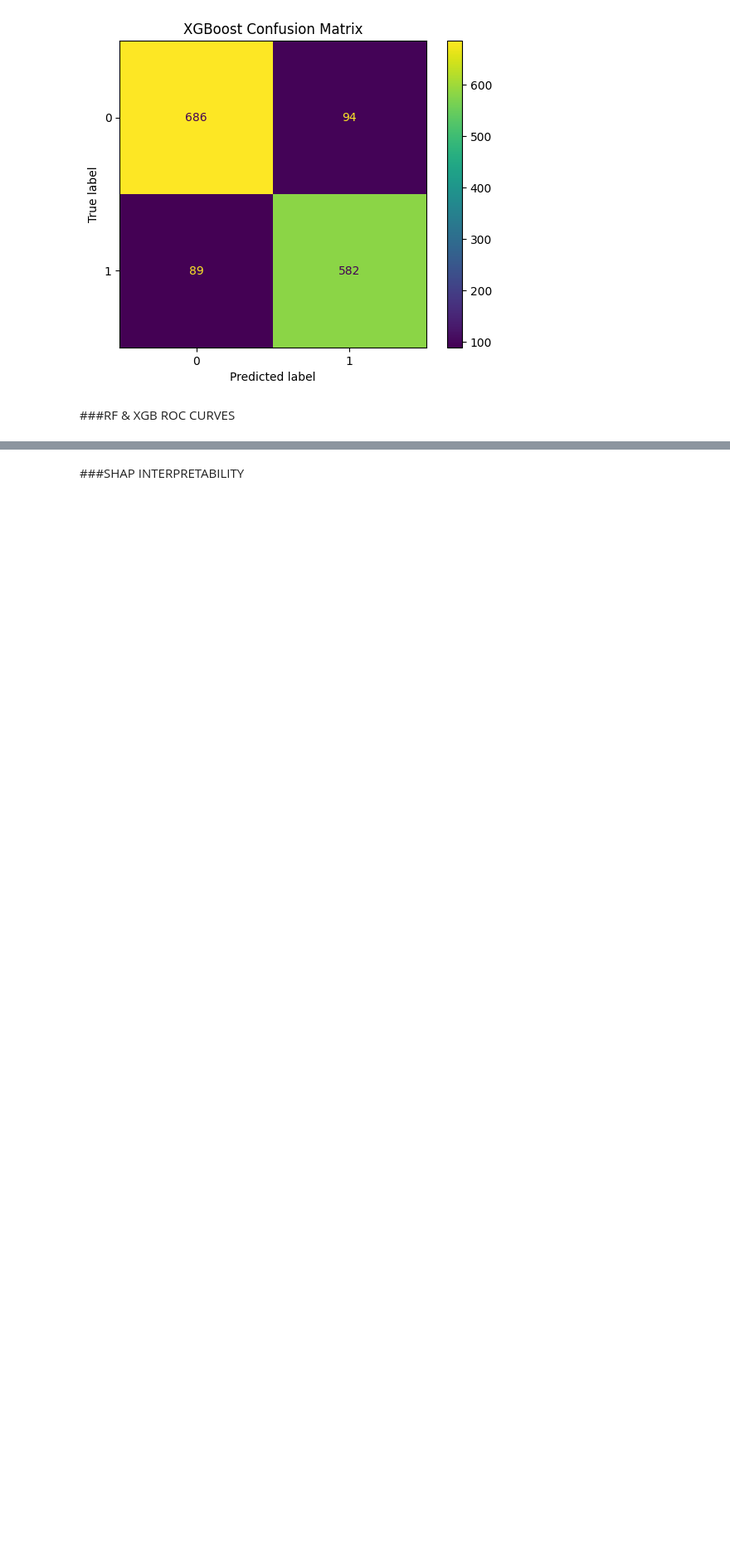
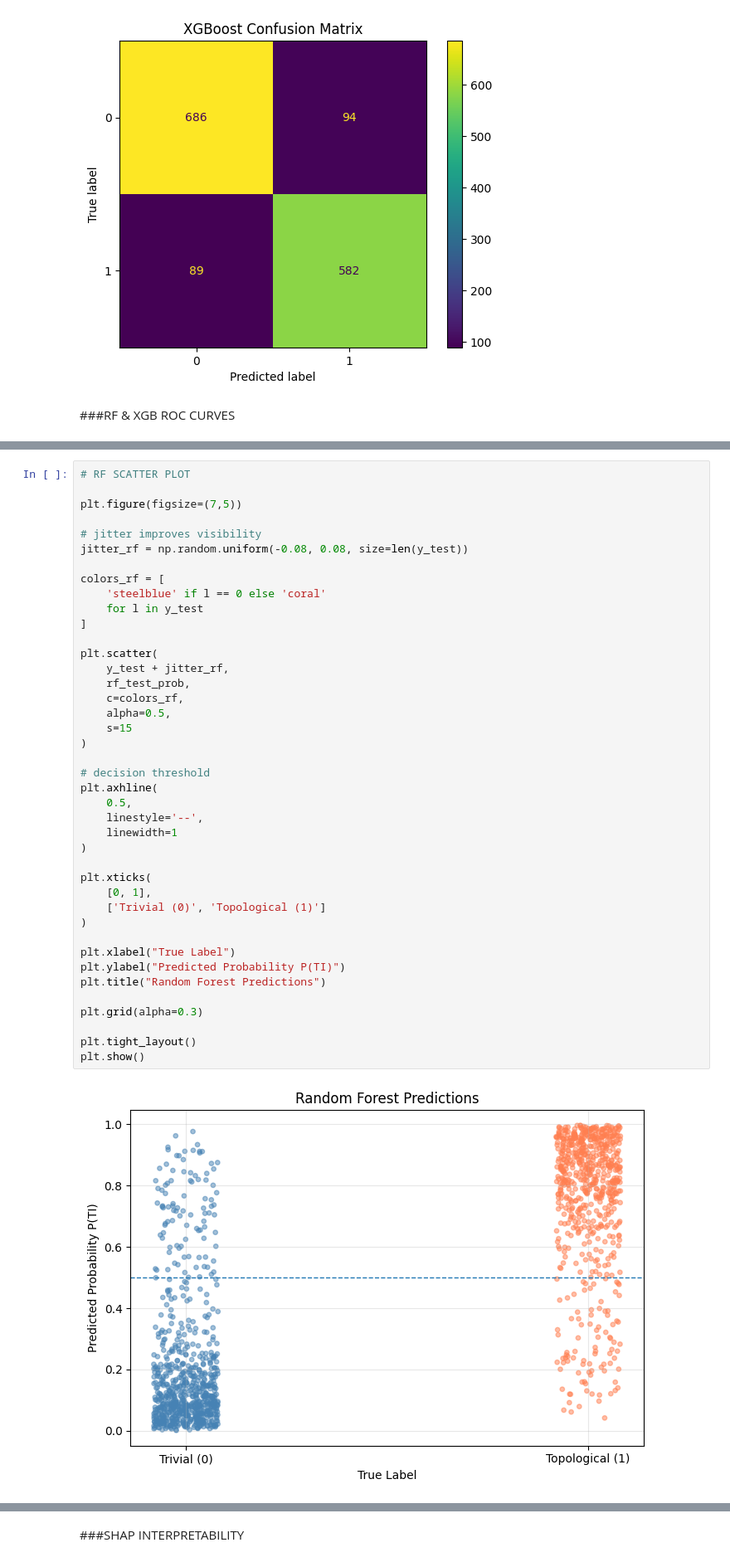
Before and after one commit to RayCharles8/ML-Project, a Jupyter notebook: Tabular_Models.ipynb, the cells around one changed output, grey strips where cells are left out. Shown at 83% size. Cells and saved outputs as stored; diff of their text form; blank space fills up the shorter version.

```diff
--- a/Tabular_Models.ipynb
+++ b/Tabular_Models.ipynb
@@ -275,0 +310,43 @@ plt.show()
+# %%
+# RF SCATTER PLOT
+
+plt.figure(figsize=(7,5))
+
+# jitter improves visibility
+jitter_rf = np.random.uniform(-0.08, 0.08, size=len(y_test))
+
+colors_rf = [
+    'steelblue' if l == 0 else 'coral'
+    for l in y_test
+]
+
+plt.scatter(
+    y_test + jitter_rf,
+    rf_test_prob,
+    c=colors_rf,
+    alpha=0.5,
+    s=15
+)
+
+# decision threshold
+plt.axhline(
+    0.5,
+    linestyle='--',
+    linewidth=1
+)
+
+plt.xticks(
+    [0, 1],
+    ['Trivial (0)', 'Topological (1)']
+)
+
+plt.xlabel("True Label")
+plt.ylabel("Predicted Probability P(TI)")
+plt.title("Random Forest Predictions")
+
+plt.grid(alpha=0.3)
+
+plt.tight_layout()
+plt.show()
+# %% [output]
+[figure, added]
```
Also changed, not shown: parts of 16 cells of this notebook.
